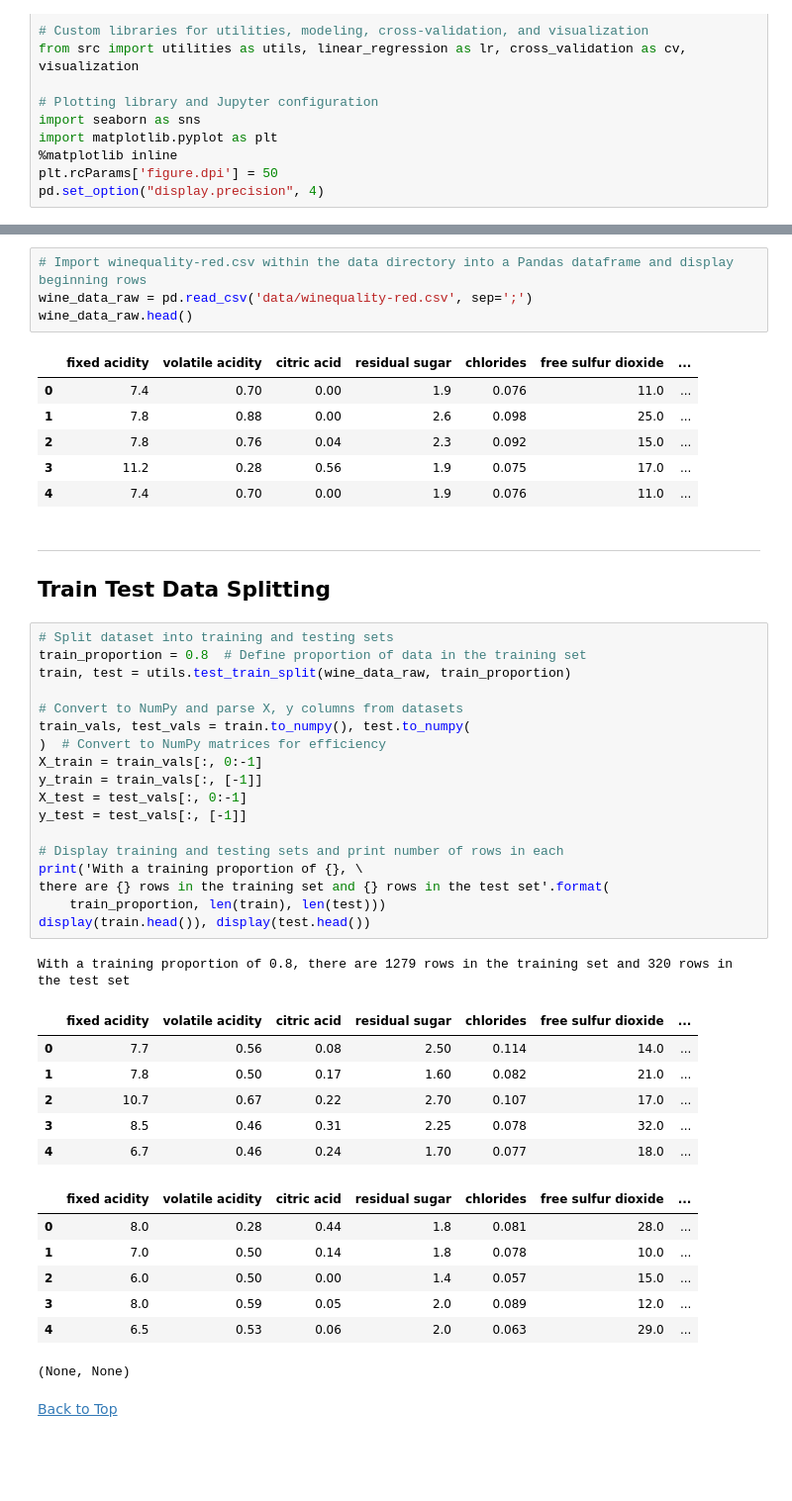
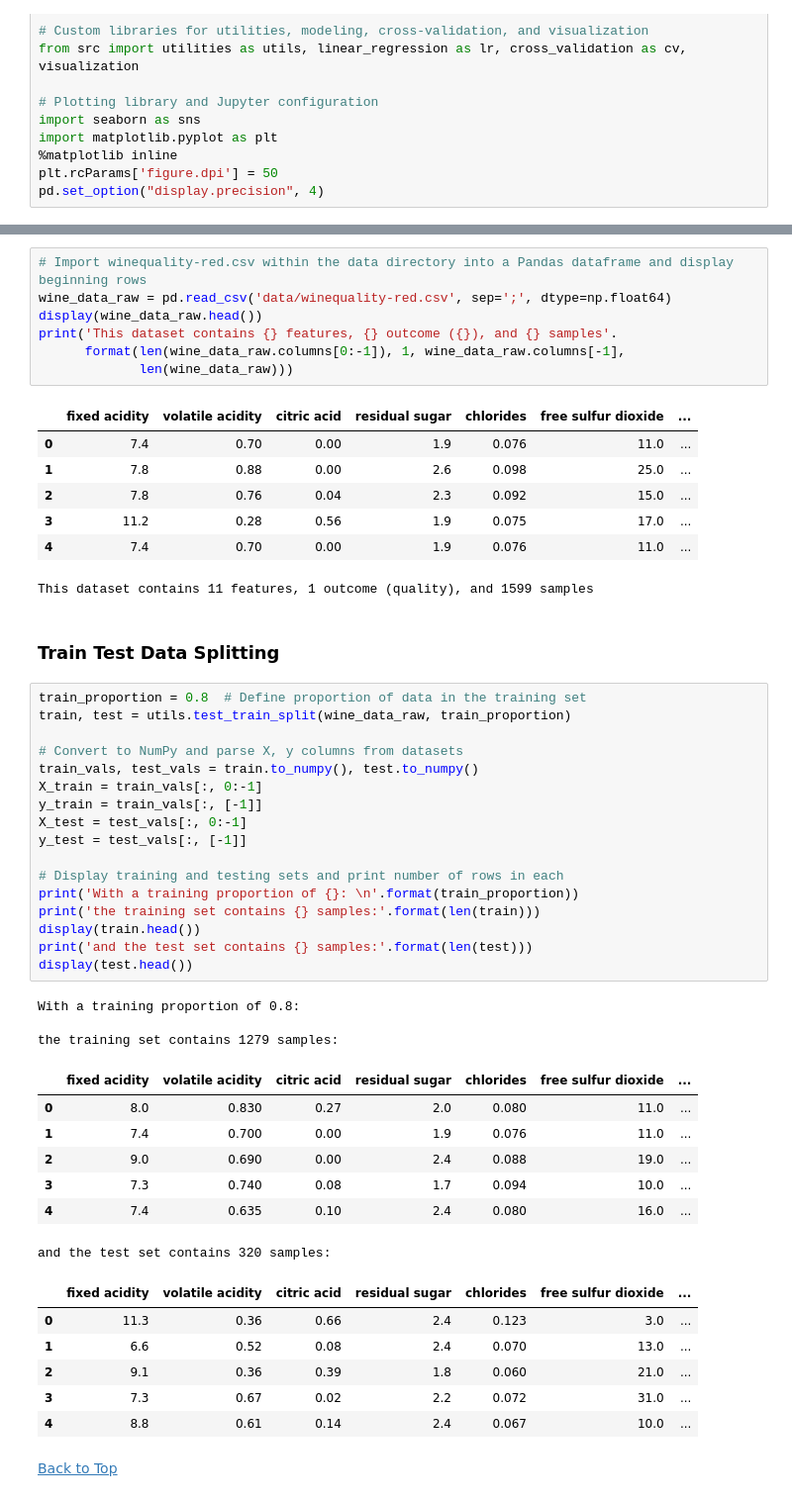
Before and after one commit to wyattowalsh/regularized-linear-regression-deep-dive, a Jupyter notebook: nb.ipynb, the cells around one changed output, grey strips where cells are left out. Shown at 99% size. Drawn from its saved outputs; the diff is of its cells as text; blank space fills up the shorter version.

```diff
--- a/nb.ipynb
+++ b/nb.ipynb
@@ -41,7 +43,10 @@ pd.set_option("display.precision", 4)
 # %%
 # Import winequality-red.csv within the data directory into a Pandas dataframe and display beginning rows
-wine_data_raw = pd.read_csv('data/winequality-red.csv', sep=';')
-wine_data_raw.head()
+wine_data_raw = pd.read_csv('data/winequality-red.csv', sep=';', dtype=np.float64)
+display(wine_data_raw.head())
+print('This dataset contains {} features, {} outcome ({}), and {} samples'.
+      format(len(wine_data_raw.columns[0:-1]), 1, wine_data_raw.columns[-1],
+             len(wine_data_raw)))
 # %% [output]
 |  | fixed acidity | volatile acidity | citric acid | residual sugar | chlorides | free sulfur dioxide | ... |
 | 0 | 7.4 | 0.70 | 0.00 | 1.9 | 0.076 | 11.0 | ... |
@@ -49,43 +54,43 @@ wine_data_raw.head()
 | 2 | 7.8 | 0.76 | 0.04 | 2.3 | 0.092 | 15.0 | ... |
 | 3 | 11.2 | 0.28 | 0.56 | 1.9 | 0.075 | 17.0 | ... |
 | 4 | 7.4 | 0.70 | 0.00 | 1.9 | 0.076 | 11.0 | ... |
+This dataset contains 11 features, 1 outcome (quality), and 1599 samples
 # %% [markdown]
----
-
-## Train Test Data Splitting
+### Train Test Data Splitting
 # %%
-# Split dataset into training and testing sets
 train_proportion = 0.8  # Define proportion of data in the training set
 train, test = utils.test_train_split(wine_data_raw, train_proportion)
 
 # Convert to NumPy and parse X, y columns from datasets
-train_vals, test_vals = train.to_numpy(), test.to_numpy(
-)  # Convert to NumPy matrices for efficiency
+train_vals, test_vals = train.to_numpy(), test.to_numpy()
 X_train = train_vals[:, 0:-1]
 y_train = train_vals[:, [-1]]
 X_test = test_vals[:, 0:-1]
 y_test = test_vals[:, [-1]]
 
 # Display training and testing sets and print number of rows in each
-print('With a training proportion of {}, \
-there are {} rows in the training set and {} rows in the test set'.format(
-    train_proportion, len(train), len(test)))
-display(train.head()), display(test.head())
+print('With a training proportion of {}: \n'.format(train_proportion))
+print('the training set contains {} samples:'.format(len(train)))
+display(train.head())
+print('and the test set contains {} samples:'.format(len(test)))
+display(test.head())
 # %% [output]
-With a training proportion of 0.8, there are 1279 rows in the training set and 320 rows in the test set
+With a training proportion of 0.8:
+
+the training set contains 1279 samples:
 |  | fixed acidity | volatile acidity | citric acid | residual sugar | chlorides | free sulfur dioxide | ... |
-| 0 | 7.7 | 0.56 | 0.08 | 2.50 | 0.114 | 14.0 | ... |
-| 1 | 7.8 | 0.50 | 0.17 | 1.60 | 0.082 | 21.0 | ... |
-| 2 | 10.7 | 0.67 | 0.22 | 2.70 | 0.107 | 17.0 | ... |
-| 3 | 8.5 | 0.46 | 0.31 | 2.25 | 0.078 | 32.0 | ... |
-| 4 | 6.7 | 0.46 | 0.24 | 1.70 | 0.077 | 18.0 | ... |
+| 0 | 8.0 | 0.830 | 0.27 | 2.0 | 0.080 | 11.0 | ... |
+| 1 | 7.4 | 0.700 | 0.00 | 1.9 | 0.076 | 11.0 | ... |
+| 2 | 9.0 | 0.690 | 0.00 | 2.4 | 0.088 | 19.0 | ... |
+| 3 | 7.3 | 0.740 | 0.08 | 1.7 | 0.094 | 10.0 | ... |
+| 4 | 7.4 | 0.635 | 0.10 | 2.4 | 0.080 | 16.0 | ... |
+and the test set contains 320 samples:
 |  | fixed acidity | volatile acidity | citric acid | residual sugar | chlorides | free sulfur dioxide | ... |
-| 0 | 8.0 | 0.28 | 0.44 | 1.8 | 0.081 | 28.0 | ... |
-| 1 | 7.0 | 0.50 | 0.14 | 1.8 | 0.078 | 10.0 | ... |
-| 2 | 6.0 | 0.50 | 0.00 | 1.4 | 0.057 | 15.0 | ... |
-| 3 | 8.0 | 0.59 | 0.05 | 2.0 | 0.089 | 12.0 | ... |
-| 4 | 6.5 | 0.53 | 0.06 | 2.0 | 0.063 | 29.0 | ... |
+| 0 | 11.3 | 0.36 | 0.66 | 2.4 | 0.123 | 3.0 | ... |
+| 1 | 6.6 | 0.52 | 0.08 | 2.4 | 0.070 | 13.0 | ... |
+| 2 | 9.1 | 0.36 | 0.39 | 1.8 | 0.060 | 21.0 | ... |
+| 3 | 7.3 | 0.67 | 0.02 | 2.2 | 0.072 | 31.0 | ... |
+| 4 | 8.8 | 0.61 | 0.14 | 2.4 | 0.067 | 10.0 | ... |
-(None, None)
 # %% [markdown]
 [Back to Top](#Table-of-Contents)
 # %% [markdown]
```
Also changed, not shown: parts of 31 cells of this notebook, 2 other files.
